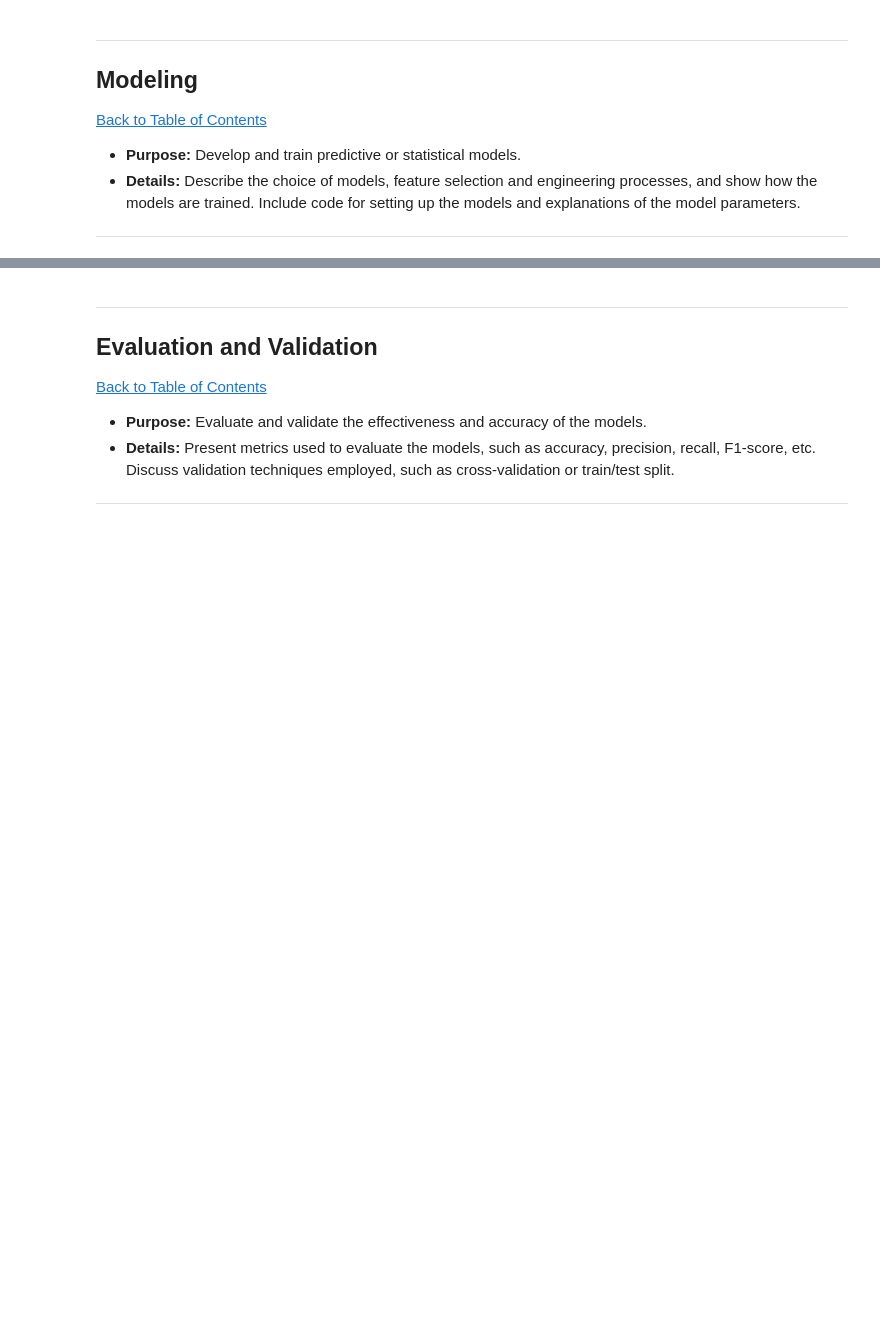
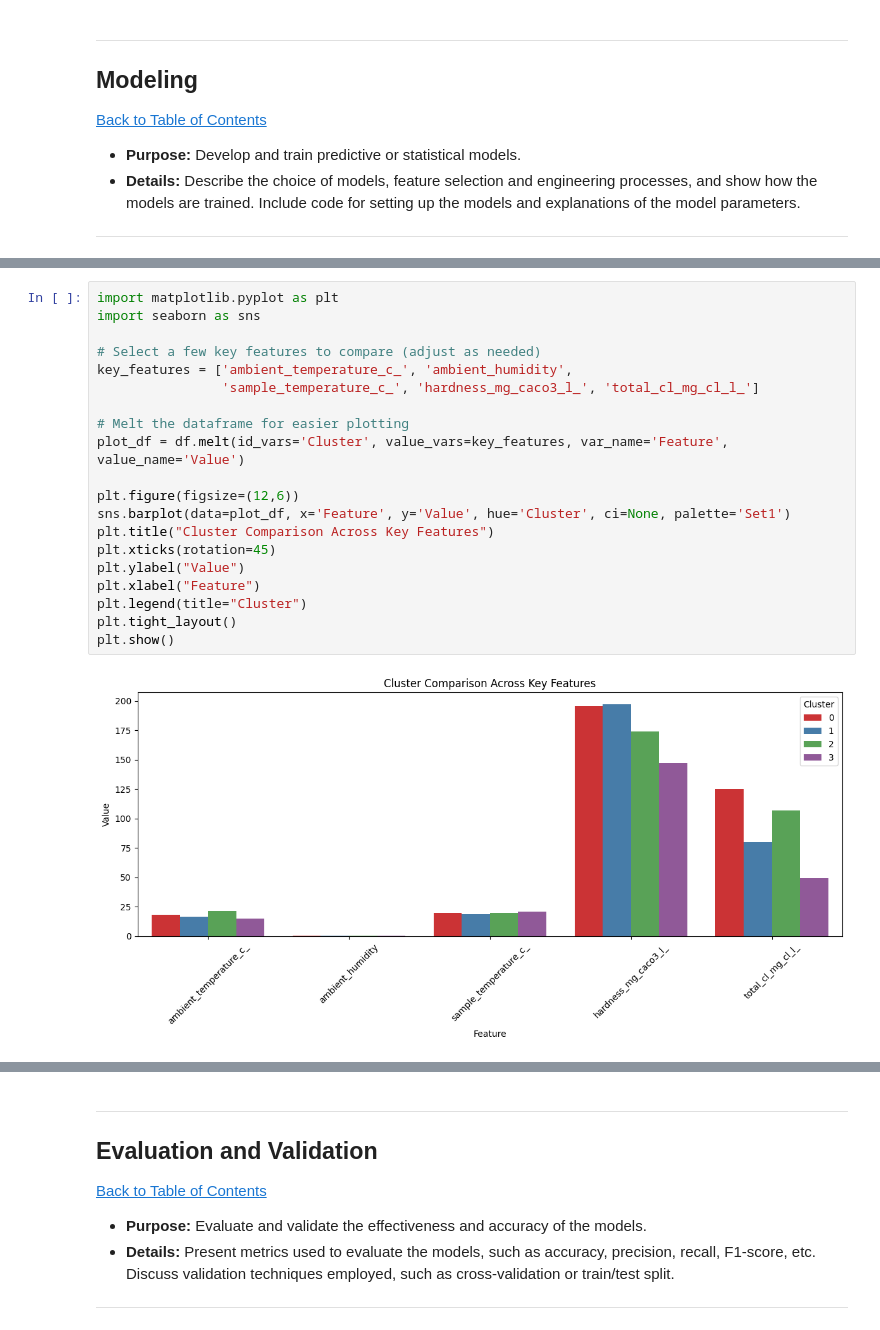
Before and after one commit to Jeremy809/Workplace, a Jupyter notebook: QCTO---Workplace-Module-Notebook-Template-4571.ipynb, the cells around one changed output, grey strips where cells are left out. Drawn from its saved outputs; the diff is of its cells as text; blank space fills up the shorter version.

```diff
--- a/QCTO---Workplace-Module-Notebook-Template-4571.ipynb
+++ b/QCTO---Workplace-Module-Notebook-Template-4571.ipynb
@@ -540,0 +756,22 @@ Name: count, dtype: int64
+# %%
+import matplotlib.pyplot as plt
+import seaborn as sns
+
+# Select a few key features to compare (adjust as needed)
+key_features = ['ambient_temperature_c_', 'ambient_humidity',
+                'sample_temperature_c_', 'hardness_mg_caco3_l_', 'total_cl_mg_cl_l_']
+
+# Melt the dataframe for easier plotting
+plot_df = df.melt(id_vars='Cluster', value_vars=key_features, var_name='Feature', value_name='Value')
+
+plt.figure(figsize=(12,6))
+sns.barplot(data=plot_df, x='Feature', y='Value', hue='Cluster', ci=None, palette='Set1')
+plt.title("Cluster Comparison Across Key Features")
+plt.xticks(rotation=45)
+plt.ylabel("Value")
+plt.xlabel("Feature")
+plt.legend(title="Cluster")
+plt.tight_layout()
+plt.show()
+# %% [output]
+[figure, added]
```
Also changed, not shown: parts of 17 cells of this notebook.
